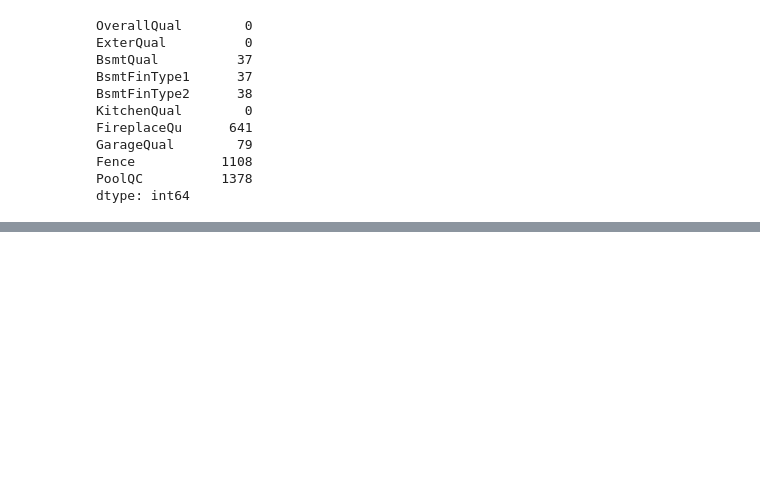
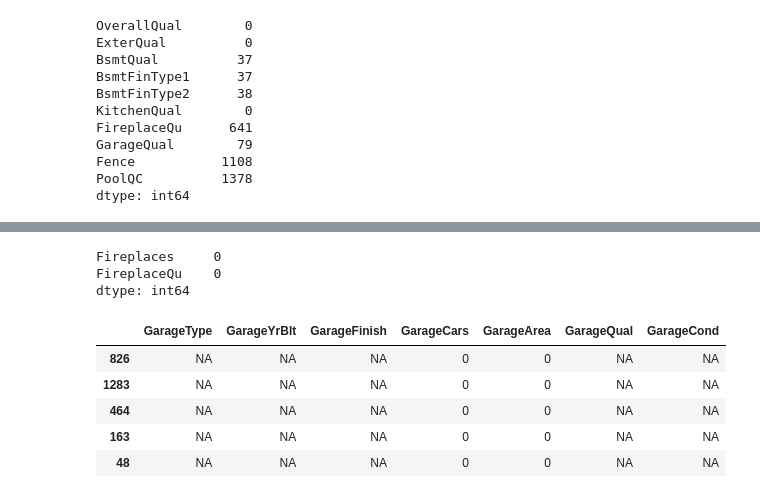
Before and after one commit to godsylla/Housing-Sales-Price-Predictions-Regression-, a Jupyter notebook: project-03-starter-v. Jul 30.ipynb, the cells around one changed output, grey strips where cells are left out. Drawn from its saved outputs; the diff is of its cells as text; code cells hidden in the pictures; blank space fills up the shorter version.

```diff
--- a/project-03-starter-v. Jul 30.ipynb
+++ b/project-03-starter-v. Jul 30.ipynb
@@ -207,0 +228,20 @@ df_house[df_house['TotalBsmtSF'] == 0][['TotalBsmtSF', 'BsmtQual', 'BsmtCond', '
+# %%
+# B.2.b. Look at the fireplace metrics.
+df_house['FireplaceQu'].replace(np.nan, 'NA', inplace=True)
+# %%
+df_house[['Fireplaces', 'FireplaceQu']].isnull().sum()
+# %% [output]
+Fireplaces     0
+FireplaceQu    0
+dtype: int64
+# %%
+# B.2.c. Cleanup Garage metrics
+df_house[df_house['GarageArea']==0][['GarageType', 'GarageYrBlt', 'GarageFinish', 'GarageCars', 'GarageArea',
+                                     'GarageQual', 'GarageCond']].sample(5)
+# %% [output]
+|  | GarageType | GarageYrBlt | GarageFinish | GarageCars | GarageArea | GarageQual | GarageCond |
+| 826 | NA | NA | NA | 0 | 0 | NA | NA |
+| 1283 | NA | NA | NA | 0 | 0 | NA | NA |
+| 464 | NA | NA | NA | 0 | 0 | NA | NA |
+| 163 | NA | NA | NA | 0 | 0 | NA | NA |
+| 48 | NA | NA | NA | 0 | 0 | NA | NA |
```
Also changed, not shown: parts of 14 cells of this notebook, 1 other file.
